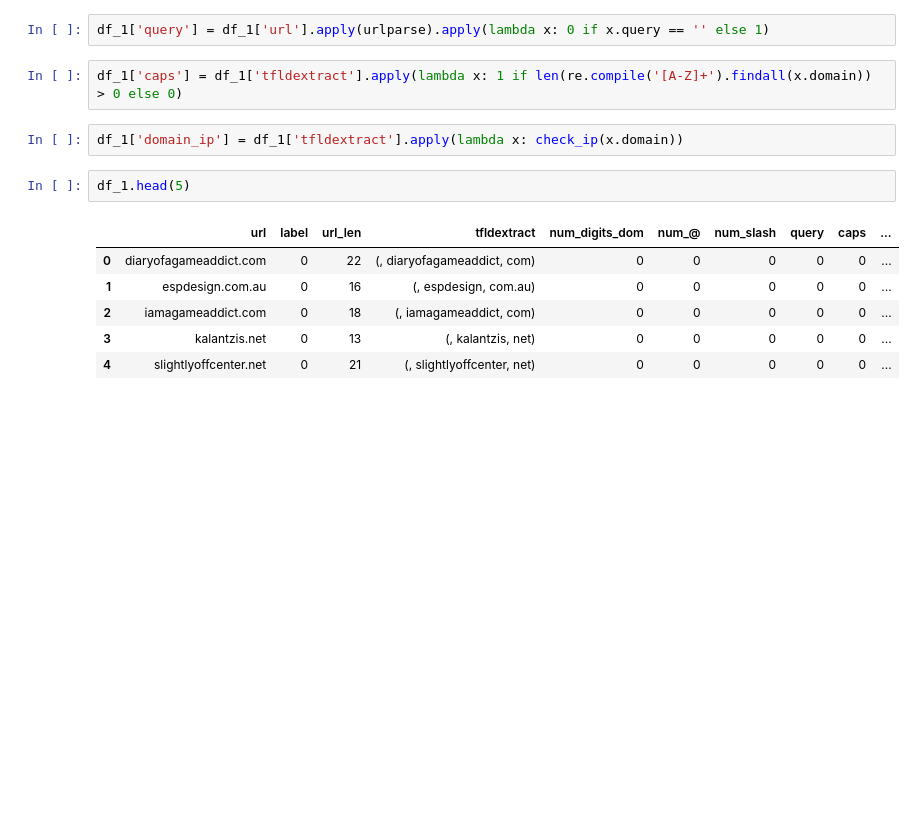
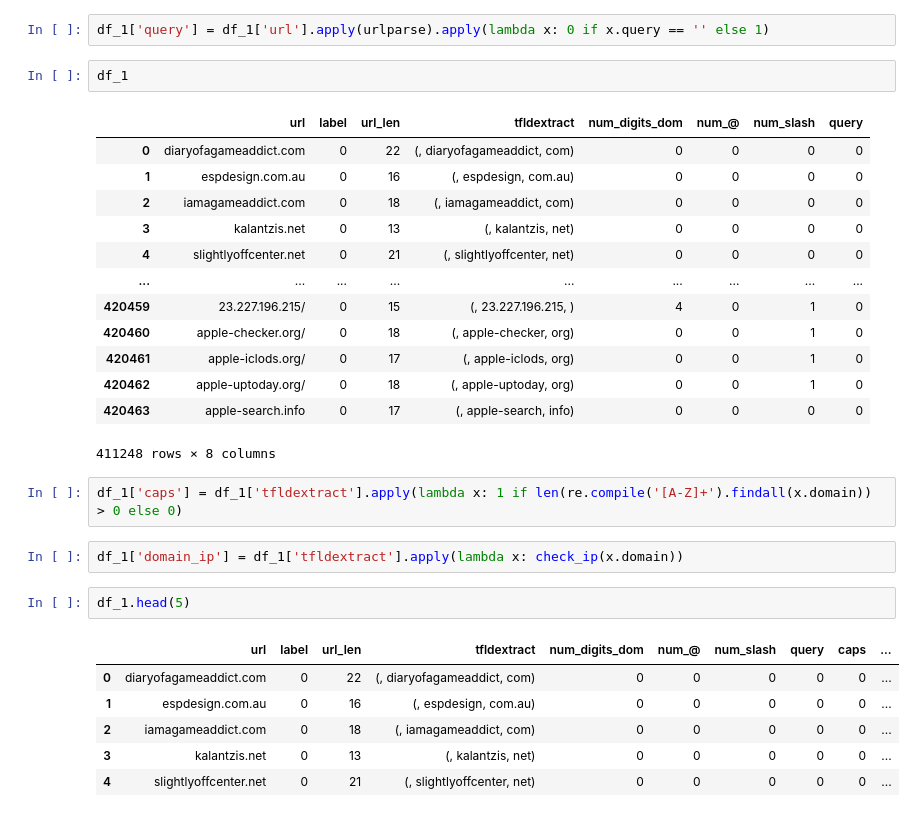
Before and after one commit to fkukharski/hse-ml-practices, a Jupyter notebook: notebooks/check_url.ipynb, the cells around one changed output. Drawn from its saved outputs; the diff is of its cells as text; blank space fills up the shorter version.

```diff
--- a/notebooks/check_url.ipynb
+++ b/notebooks/check_url.ipynb
@@ -153,5 +235,21 @@ df_1['num_slash'] = df_1['url'].apply(lambda x: x.count('/'))
 # %%
 df_1['query'] = df_1['url'].apply(urlparse).apply(lambda x: 0 if x.query == '' else 1)
+# %%
+df_1
+# %% [output]
+|  | url | label | url_len | tfldextract | num_digits_dom | num_@ | num_slash | query |
+| 0 | diaryofagameaddict.com | 0 | 22 | (, diaryofagameaddict, com) | 0 | 0 | 0 | 0 |
+| 1 | espdesign.com.au | 0 | 16 | (, espdesign, com.au) | 0 | 0 | 0 | 0 |
+| 2 | iamagameaddict.com | 0 | 18 | (, iamagameaddict, com) | 0 | 0 | 0 | 0 |
+| 3 | kalantzis.net | 0 | 13 | (, kalantzis, net) | 0 | 0 | 0 | 0 |
+| 4 | slightlyoffcenter.net | 0 | 21 | (, slightlyoffcenter, net) | 0 | 0 | 0 | 0 |
+| ... | ... | ... | ... | ... | ... | ... | ... | ... |
+| 420459 | 23.227.196.215/ | 0 | 15 | (, 23.227.196.215, ) | 4 | 0 | 1 | 0 |
+| 420460 | apple-checker.org/ | 0 | 18 | (, apple-checker, org) | 0 | 0 | 1 | 0 |
+| 420461 | apple-iclods.org/ | 0 | 17 | (, apple-iclods, org) | 0 | 0 | 1 | 0 |
+| 420462 | apple-uptoday.org/ | 0 | 18 | (, apple-uptoday, org) | 0 | 0 | 1 | 0 |
+| 420463 | apple-search.info | 0 | 17 | (, apple-search, info) | 0 | 0 | 0 | 0 |
+411248 rows × 8 columns
 # %%
 df_1['caps'] = df_1['tfldextract'].apply(lambda x: 1 if len(re.compile('[A-Z]+').findall(x.domain)) > 0 else 0)
 # %%
```
Also changed, not shown: parts of 11 cells of this notebook, 9 other files.
